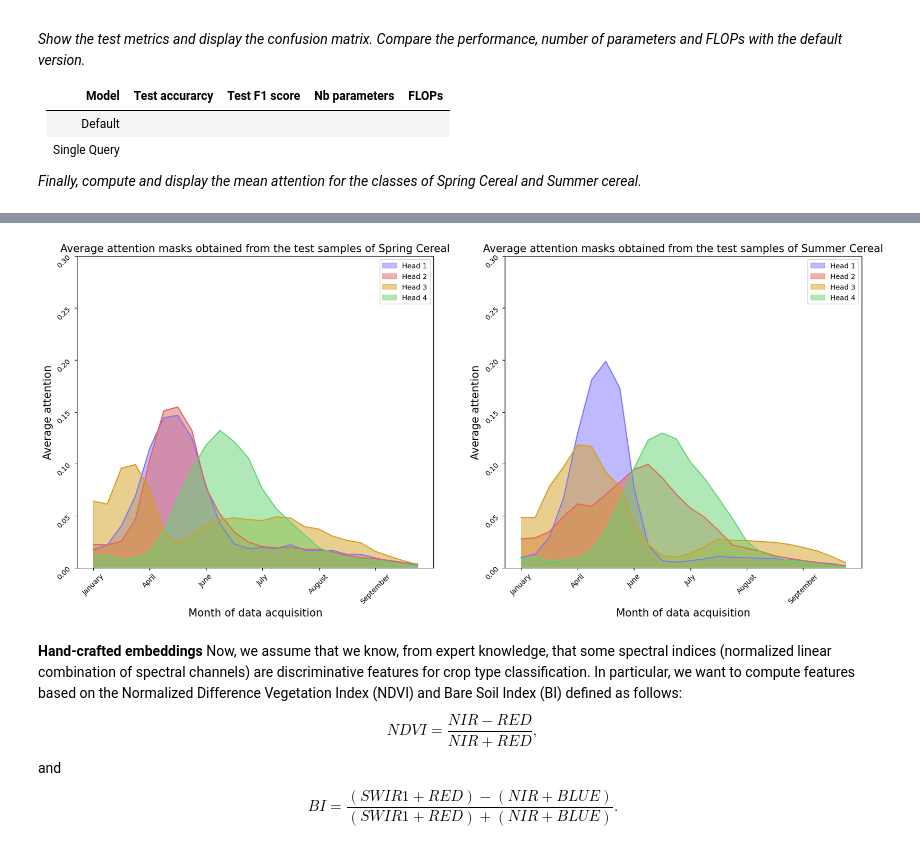
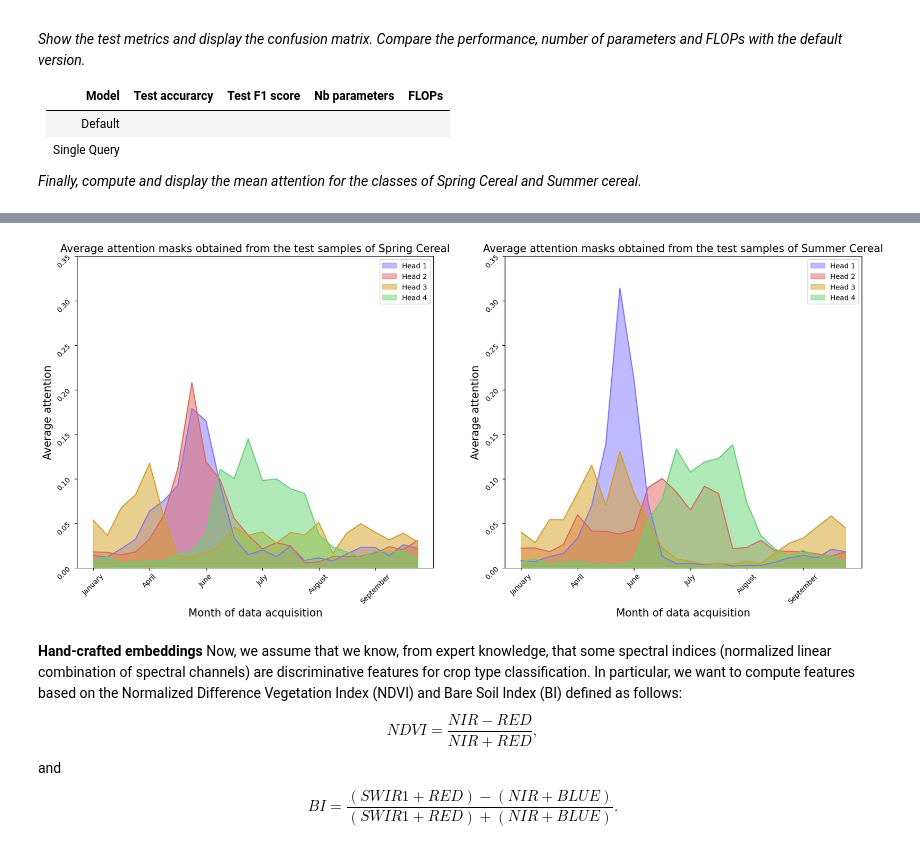
Before and after one commit to MariusCharles/DL4IA, a Jupyter notebook: docs/tutorials/sits_classification/sits_classification.ipynb, the cells around one changed output, grey strips where cells are left out. Cells and saved outputs as stored; diff of their text form; code cells hidden in the pictures.

```diff
--- a/docs/tutorials/sits_classification/sits_classification.ipynb
+++ b/docs/tutorials/sits_classification/sits_classification.ipynb
@@ -190,7 +189,7 @@ from models.transformer.transformer import Transformer
 from dataset import PixelSetData, Padding
 from utils import mean_attention
 # %%
-results_folder = ""
+results_folder = '/home/romain/Documents/agro_paris_tech/cours/IODAA/TD1/results/learnable_query'
 
 with open(os.path.join(results_folder, 'train_config.yaml'), 'r') as file:
     cfg = yaml.safe_load(file)
@@ -245,15 +244,12 @@ Transformer(
   (layer_norm): LayerNorm((64,), eps=1e-06, elementwise_affine=True)
 )
 # %%
+cfg['data_folder'] = '/home/romain/Documents/agro_paris_tech/cours/IODAA/iodaa_tds/s2_agri_pixel_set'
+
 test_dataset = PixelSetData(cfg['data_folder'], set='test')
-padding = Padding(pad_value=cfg['pad_value'])
 
-data_loader = torch.utils.data.DataLoader(
-    ...
-)
-
-attns_class_1 = mean_attention(encoder, data_loader, select_class=1)
-attns_class_2 = mean_attention(encoder, data_loader, select_class=2)
+attns_class_1 = mean_attention(encoder, test_dataset, select_class=1)
+attns_class_2 = mean_attention(encoder, test_dataset, select_class=2)
 # %%
 fig, ax = plt.subplots(1, 2, figsize=(20, 8))
 fontsize = 15
@@ -261,35 +257,35 @@ colors = [
     "#8075ff",
     "#e3655b",
     "#D5A021",
     "#63d471"
 ]
 patches = [
     mpatches.Patch(color=colors[i], alpha=0.5, label=f'Head {i+1}') for i in range(cfg['n_head'])
 ]
 ind_dates = list(range(0, len(days), 4))
 x_values = list(range(0, len(days)))
 
 for i in range(attns_class_1.shape[0]):
     ax[0].plot(attns_class_1[i], color=colors[i])
     ax[0].fill_between(x=x_values, y1=attns_class_1[i], color=colors[i], alpha=0.5)
 
     ax[1].plot(attns_class_2[i], color=colors[i])
     ax[1].fill_between(x=x_values, y1=attns_class_2[i], color=colors[i], alpha=0.5)
 
 for j in [0, 1]:
     ax[j].set_xticks(ind_dates)
     ax[j].set_xticklabels(['January', 'April', 'June', 'July', 'August', 'September'])
-    ax[j].set_ylim(0, 0.3)
+    ax[j].set_ylim(0, 0.35)
     ax[j].legend(handles=patches)
     ax[j].tick_params(rotation=45)
     ax[j].set_ylabel("Average attention", fontsize=fontsize)
     ax[j].set_xlabel("Month of data acquisition", fontsize=fontsize)
 ax[0].set_title('Average attention masks obtained from the test samples of Spring Cereal', fontsize=fontsize)
 ax[1].set_title('Average attention masks obtained from the test samples of Summer Cereal', fontsize=fontsize)
 
 plt.show()
 # %% [output]
-[figure, old version]
+[figure, new version]
 # %% [markdown]
 **Hand-crafted embeddings** Now, we assume that we know, from expert knowledge, that some spectral indices (normalized linear combination of spectral channels) are discriminative features for crop type classification. In particular, we want to compute features based on the Normalized Difference Vegetation Index (NDVI) and Bare Soil Index (BI) defined as follows:
 $$
```
Also changed, not shown: parts of 5 cells of this notebook, 1 other file.
